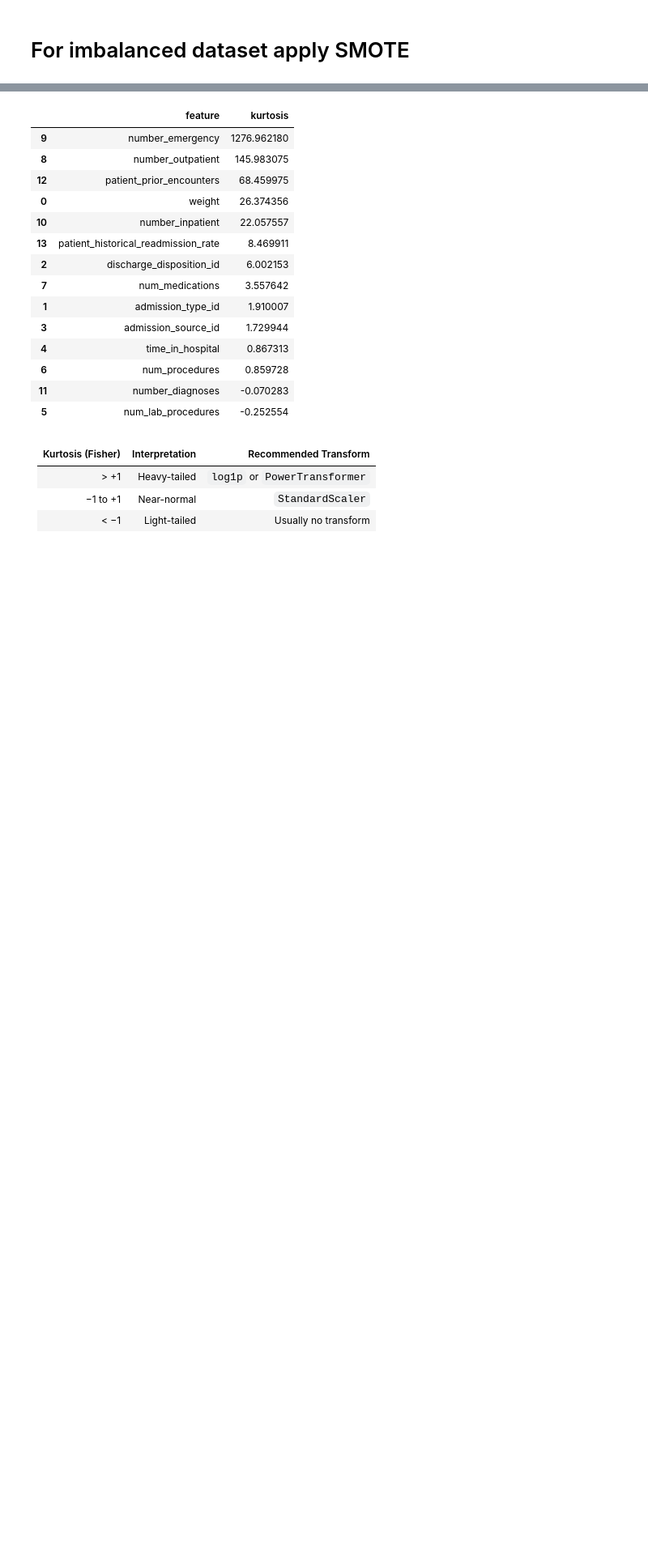
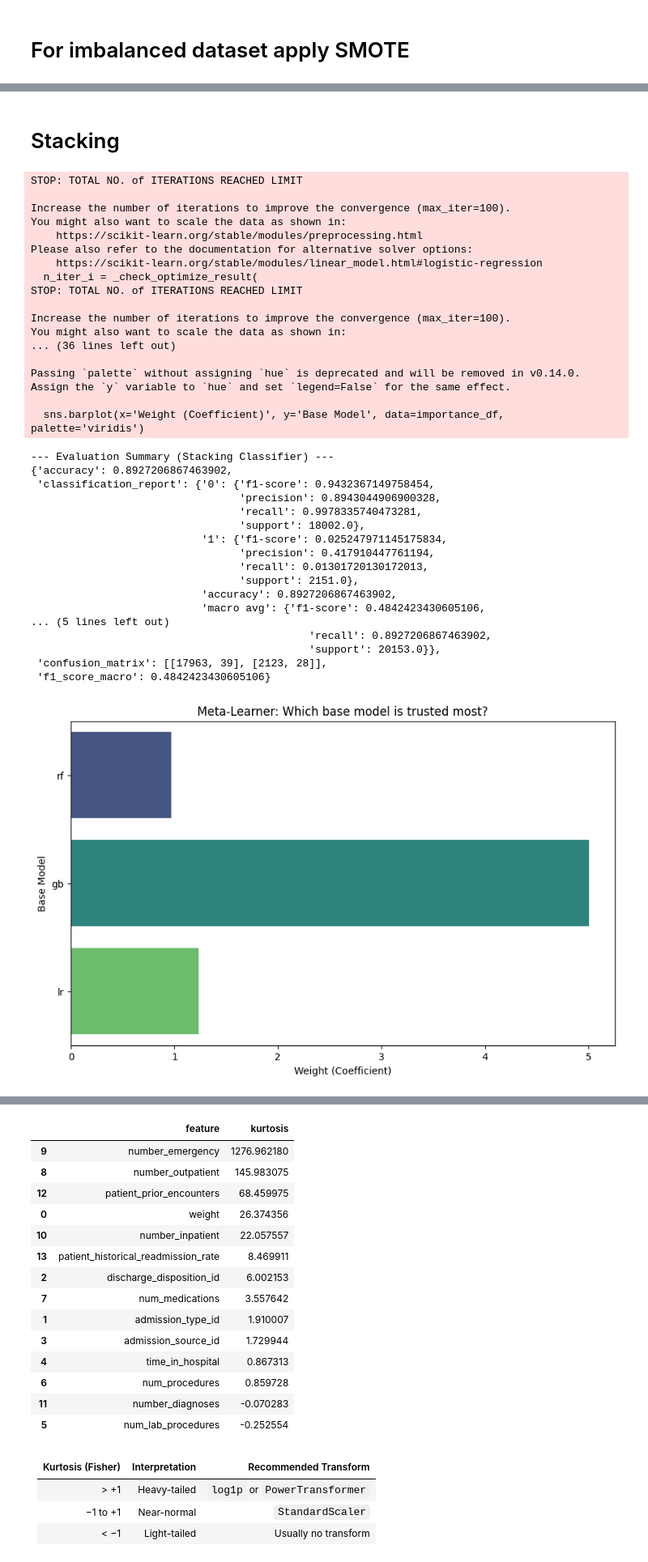
Before and after one commit to itigupta2429/Diabetes_classification_project, a Jupyter notebook: Notebooks/02_modelling_V2.ipynb, the cells around one changed output, grey strips where cells are left out. Shown at 81% size. Drawn from its saved outputs; the diff is of its cells as text; code cells hidden in the pictures; blank space fills up the shorter version.

```diff
--- a/Notebooks/02_modelling_V2.ipynb
+++ b/Notebooks/02_modelling_V2.ipynb
@@ -1143,22 +1108,3 @@ Pipeline(steps=[('preprocess',
                  RandomForestClassifier(class_weight='balanced', max_depth=8,
                                         min_samples_leaf=50, n_estimators=500,
                                         random_state=42))])
-# %%
-# Gradient Boosting - Baseline Model
-from sklearn.ensemble import GradientBoostingClassifier
-pipe=Pipeline(steps=[
-    ('preprocess', preprocess),
-    ('Gradient_boost', GradientBoostingClassifier(random_state=42))
-])
-pipe.fit(X_train,y_train)
-y_pred=pipe.predict(X_test)
-from sklearn.metrics import accuracy_score, precision_score, f1_score, recall_score, classification_report, confusion_matrix
-print("accuracy",accuracy_score(y_test,y_pred))
-print("precision", precision_score(y_test,y_pred, average='macro'))
-print("F1 Score", f1_score(y_test,y_pred, average='macro'))
-print("Recall", recall_score(y_test,y_pred, average='macro'))
-print("classification report", classification_report(y_test,y_pred))
-print("confusion_matrix", confusion_matrix(y_test,y_pred))
-# Across multiple model families, tree-based and ensemble methods failed to recover early readmission signals, consistently collapsing the <30 class despite imbalance handling.
-# In contrast, Logistic Regression demonstrated superior recall for early readmissions, indicating that the predictive signal for <30 is weak,
-# overlapping, and better captured through additive linear effects rather than rule-based splits.
@@ -1448,0 +1304,2 @@ Confusion Matrix:
+# %% [markdown]
+# Stacking
@@ -1448,0 +1380,39 @@ Confusion Matrix:
+# %%
+pipe_stack, metrics_stack = run_stacking_classifier(preprocess,X_train,y_train,X_test,y_test)
+pipe_stack
+# %% [output]
+STOP: TOTAL NO. of ITERATIONS REACHED LIMIT
+
+Increase the number of iterations to improve the convergence (max_iter=100).
+You might also want to scale the data as shown in:
+    https://scikit-learn.org/stable/modules/preprocessing.html
+Please also refer to the documentation for alternative solver options:
+    https://scikit-learn.org/stable/modules/linear_model.html#logistic-regression
+  n_iter_i = _check_optimize_result(
+STOP: TOTAL NO. of ITERATIONS REACHED LIMIT
+
+Increase the number of iterations to improve the convergence (max_iter=100).
+You might also want to scale the data as shown in:
+... (36 lines left out)
+
+Passing `palette` without assigning `hue` is deprecated and will be removed in v0.14.0. Assign the `y` variable to `hue` and set `legend=False` for the same effect.
+
+  sns.barplot(x='Weight (Coefficient)', y='Base Model', data=importance_df, palette='viridis')
+--- Evaluation Summary (Stacking Classifier) ---
+{'accuracy': 0.8927206867463902,
+ 'classification_report': {'0': {'f1-score': 0.9432367149758454,
+                                 'precision': 0.8943044906900328,
+                                 'recall': 0.9978335740473281,
+                                 'support': 18002.0},
+                           '1': {'f1-score': 0.025247971145175834,
+                                 'precision': 0.417910447761194,
+                                 'recall': 0.01301720130172013,
+                                 'support': 2151.0},
+                           'accuracy': 0.8927206867463902,
+                           'macro avg': {'f1-score': 0.4842423430605106,
+... (5 lines left out)
+                                            'recall': 0.8927206867463902,
+                                            'support': 20153.0}},
+ 'confusion_matrix': [[17963, 39], [2123, 28]],
+ 'f1_score_macro': 0.4842423430605106}
+[figure, added]
```
Also changed, not shown: parts of 26 cells of this notebook, 16 other files.
